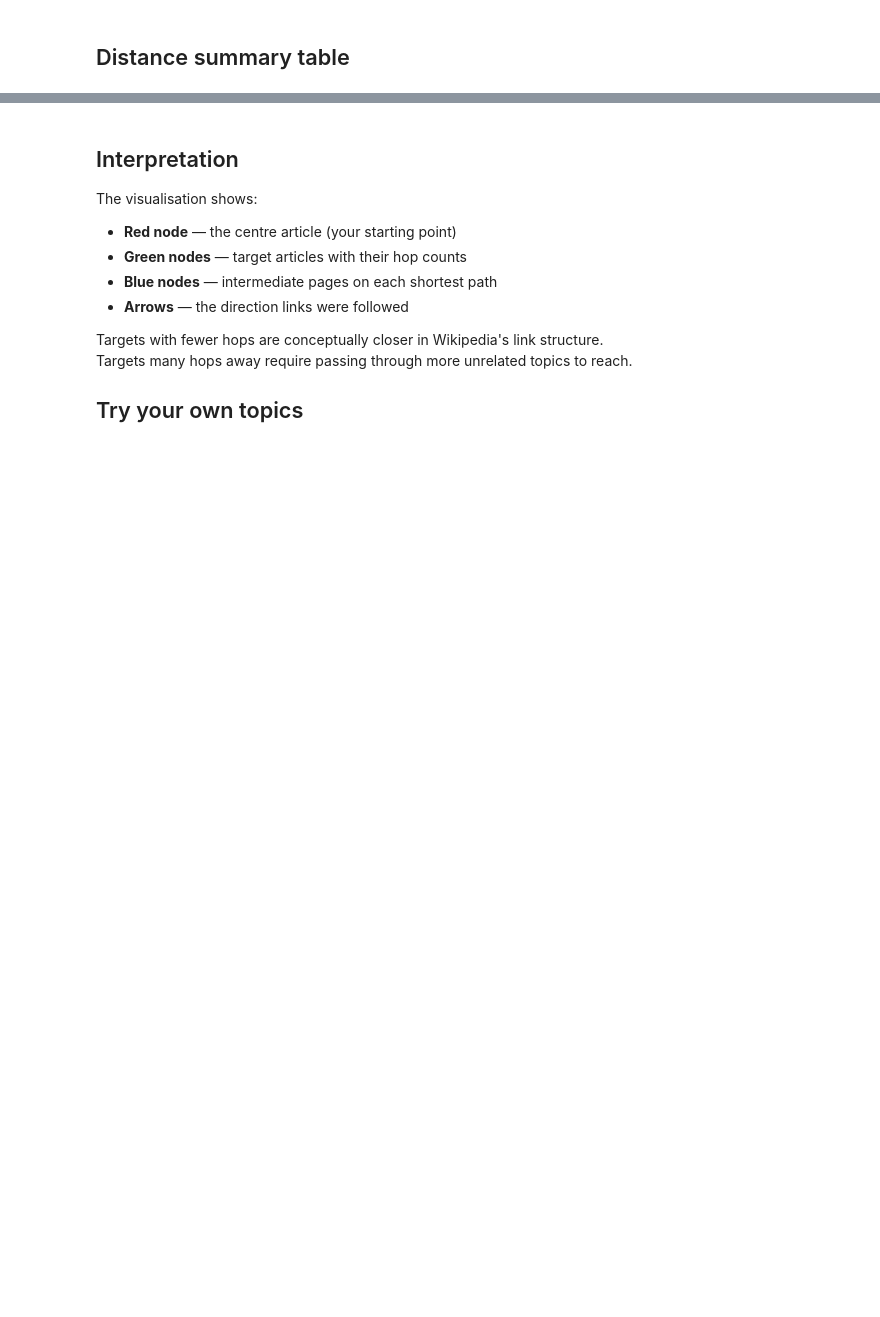
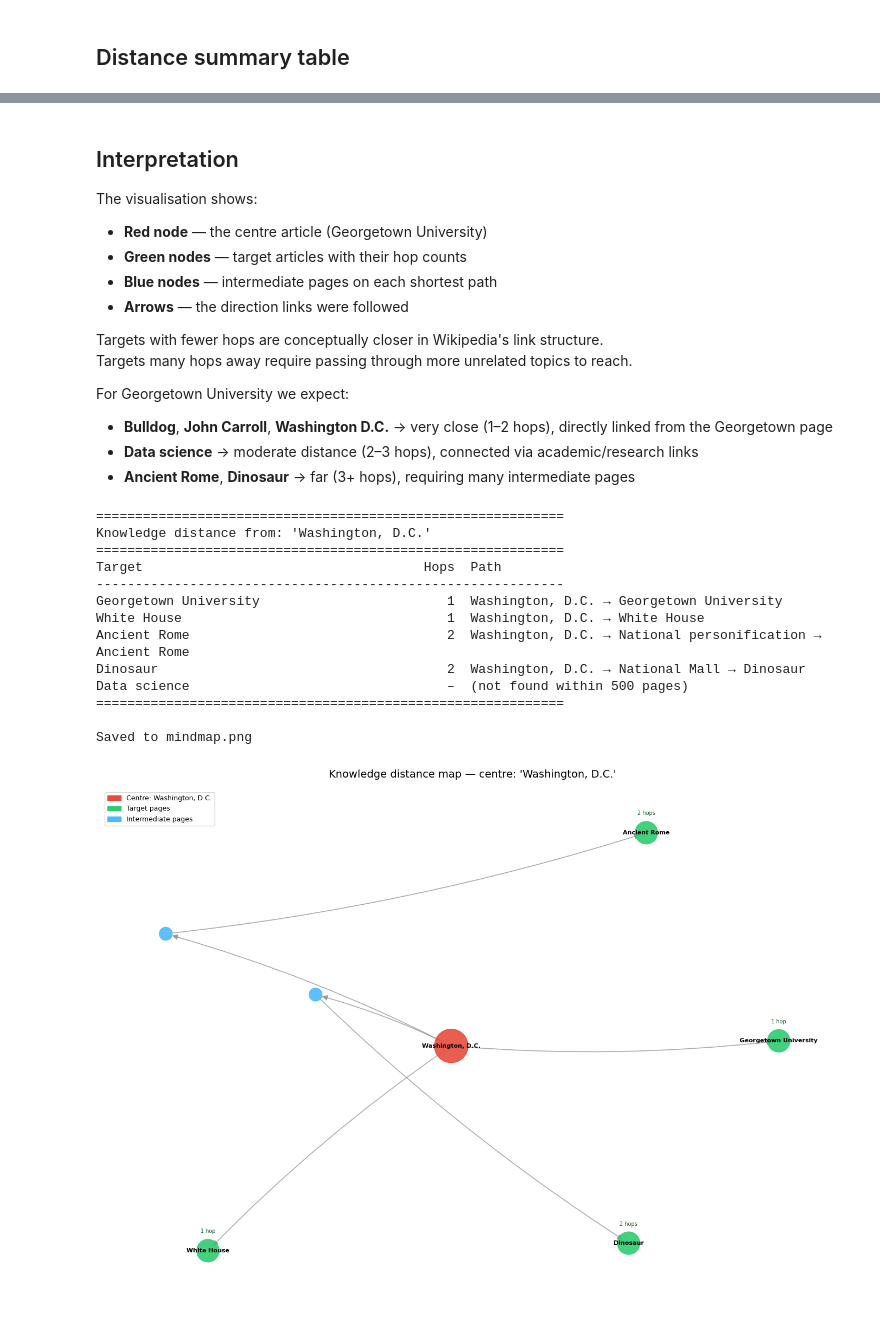
Before and after one commit to Davruun/datastr-alg-finalproj, a Jupyter notebook: notebooks/03_mindmap.ipynb, the cells around one changed output, grey strips where cells are left out. Drawn from its saved outputs; the diff is of its cells as text; code cells hidden in the pictures; blank space fills up the shorter version.

```diff
--- a/notebooks/03_mindmap.ipynb
+++ b/notebooks/03_mindmap.ipynb
@@ -26,19 +21,17 @@ Change `CENTER` and `TARGETS` to explore any knowledge domain.
 # %%
-CENTER = "Data science"
+CENTER = "Georgetown University"
 
 TARGETS = [
-    "Machine learning",
-    "Artificial intelligence",
-    "Statistics",
+    "Bulldog",
+    "Washington, D.C.",
+    "Data science",
+    "Dishwasher",
     "Ancient Rome",
     "Dinosaur",
-    "Philosophy",
-    "William Shakespeare",
 ]
 
-MAX_PAGES = 200   # BFS page limit per target
-
-scraper = WikiScraper(delay=0.3)
+MAX_PAGES = 500
+scraper = WikiScraper(delay=0.1)
 # %% [markdown]
 ## Build the mindmap
 
@@ -81,7 +123,7 @@ mm.visualize(figsize=(15, 11), save_path="mindmap.png")
 ## Interpretation
 
 The visualisation shows:
-- **Red node** — the centre article (your starting point)
+- **Red node** — the centre article (Georgetown University)
 - **Green nodes** — target articles with their hop counts
 - **Blue nodes** — intermediate pages on each shortest path
 - **Arrows** — the direction links were followed
@@ -89,4 +131,7 @@ The visualisation shows:
 Targets with fewer hops are conceptually closer in Wikipedia's link structure.
 Targets many hops away require passing through more unrelated topics to reach.
 
-## Try your own topics
+For Georgetown University we expect:
+- **Bulldog**, **John Carroll**, **Washington D.C.** → very close (1–2 hops), directly linked from the Georgetown page
+- **Data science** → moderate distance (2–3 hops), connected via academic/research links
+- **Ancient Rome**, **Dinosaur** → far (3+ hops), requiring many intermediate pages
@@ -109,0 +138,32 @@ mm2.visualize(save_path="mindmap_python.png")
+# %%
+# Try a different centre — Washington D.C. as the hub
+mm2 = WikiMindmap(
+    center="Washington, D.C.",
+    scraper=scraper,
+    max_pages=500,
+    verbose=False,
+)
+mm2.build([
+    "Georgetown University",    # local university — expected very close
+    "White House",              # landmark in D.C. — expected close
+    "Data science",             # moderate
+    "Ancient Rome",             # far
+    "Dinosaur",                 # very far
+])
+mm2.summary()
+mm2.visualize(save_path="mindmap.png")
+# %% [output]
+============================================================
+Knowledge distance from: 'Washington, D.C.'
+============================================================
+Target                                    Hops  Path
+------------------------------------------------------------
+Georgetown University                        1  Washington, D.C. → Georgetown University
+White House                                  1  Washington, D.C. → White House
+Ancient Rome                                 2  Washington, D.C. → National personification → Ancient Rome
+Dinosaur                                     2  Washington, D.C. → National Mall → Dinosaur
+Data science                                 –  (not found within 500 pages)
+============================================================
+
+Saved to mindmap.png
+[figure, added]
```
Also changed, not shown: parts of 12 cells of this notebook, 8 other files.
